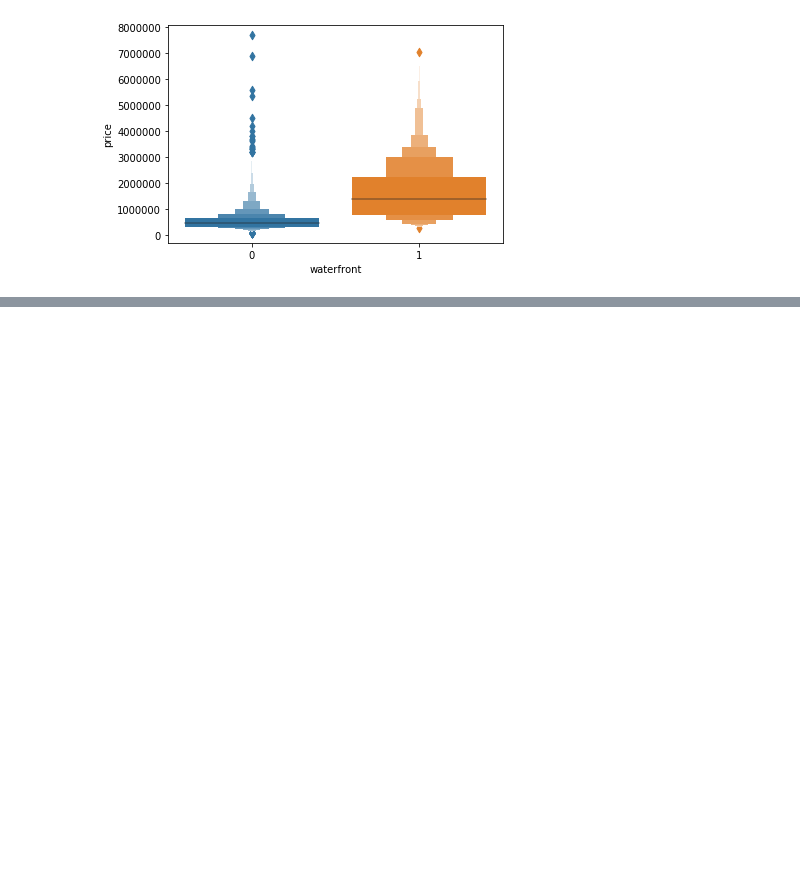
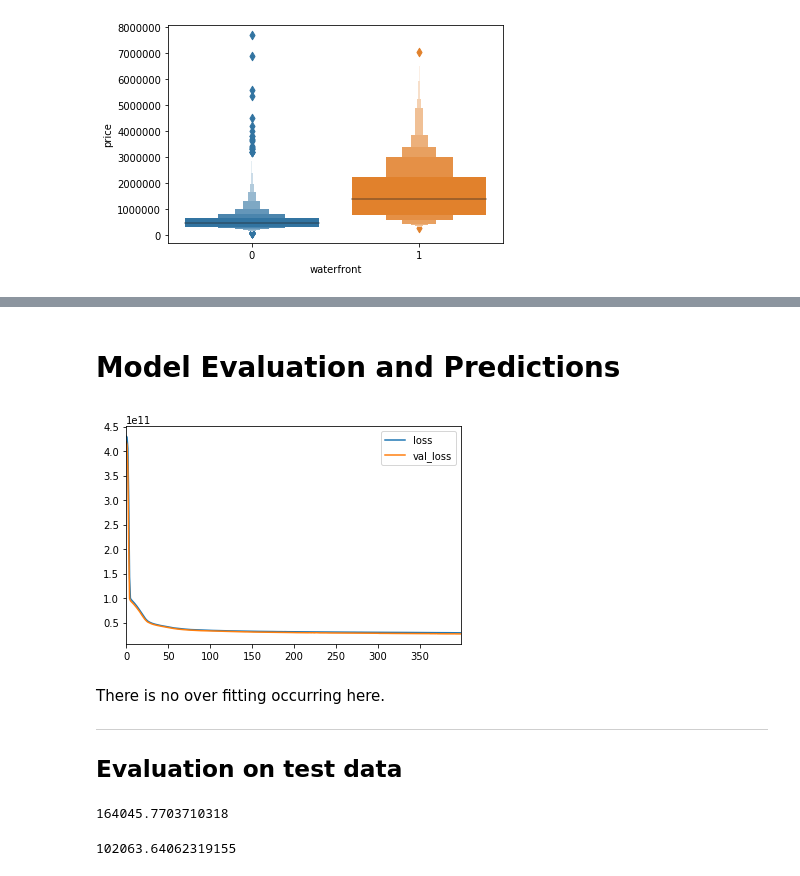
Before and after one commit to ikolokoltsev/Keras, a Jupyter notebook: Regression/Price of hous.ipynb, the cells around one changed output, grey strips where cells are left out. Cells and saved outputs as stored; diff of their text form; code cells hidden in the pictures; blank space fills up the shorter version.

```diff
--- a/Regression/Price of hous.ipynb
+++ b/Regression/Price of hous.ipynb
@@ -175,0 +266,2 @@ plt.show()
+# %%
+X_test = scaler.transform(X_test)
@@ -175,0 +277,17 @@ plt.show()
+# %%
+model = Sequential()
+
+# Number of neurons in layer based on the size of the actual feature data.
+model.add(Dense(19, activation='relu'))
+model.add(Dense(19, activation='relu'))
+model.add(Dense(19, activation='relu'))
+model.add(Dense(19, activation='relu'))
+
+# An output layer with one neuron that will predict the price.
+model.add(Dense(1))
+
+model.compile(optimizer='adam', loss='mse')
+# %%
+model.fit(x=X_train, y=y_train,
+          validation_data=(X_test, y_test),
+         batch_size=128, epochs=400)
@@ -175,0 +313,13 @@ plt.show()
+# %% [markdown]
+# Model Evaluation and Predictions
+# %%
+losses = pd.DataFrame(model.history.history)
+# %%
+losses.plot()
+plt.show()
+# %% [output]
+[figure, added]
+# %% [markdown]
+There is no over fitting occurring here.
+____
+## Evaluation on test data
@@ -175,0 +330,8 @@ plt.show()
+# %%
+np.sqrt(mean_squared_error(y_test, predictions))
+# %% [output]
+164045.7703710318
+# %%
+mean_absolute_error(y_test, predictions)
+# %% [output]
+102063.64062319155
```
Also changed, not shown: parts of 37 cells of this notebook.
